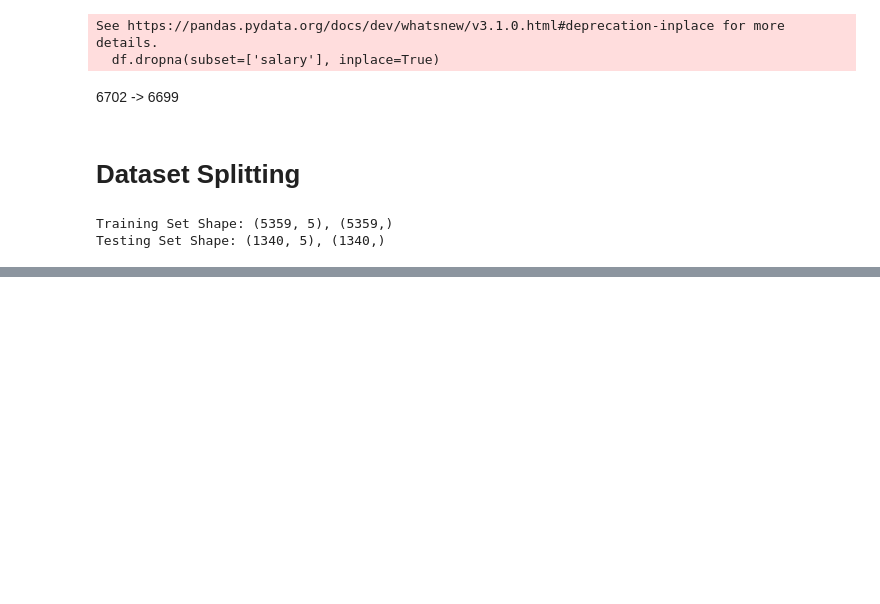
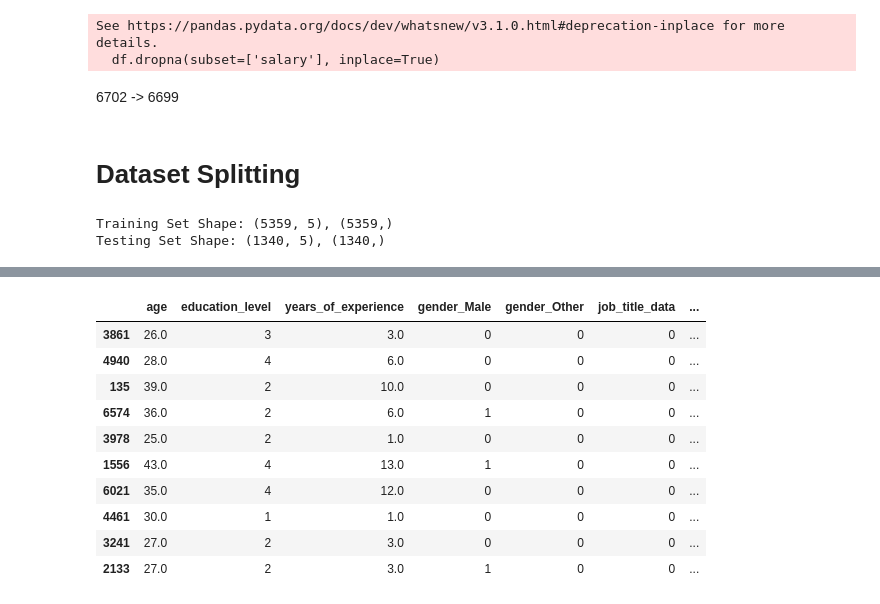
Before and after one commit to mustafagurbuz06/03.11.2026-class, a Jupyter notebook: main.ipynb, the cells around one changed output, grey strips where cells are left out. Cells and saved outputs as stored; diff of their text form; code cells hidden in the pictures; blank space fills up the shorter version.

```diff
--- a/main.ipynb
+++ b/main.ipynb
@@ -376,0 +751,19 @@ Testing Set Shape: (1340, 5), (1340,)
+# %%
+levels = ["nan", "High School", "Bachelor's", "Master's", "PhD"]
+
+ordinal_encoder = OrdinalEncoder(categories=[levels], dtype=int)
+X_train['education_level'] = ordinal_encoder.fit_transform(X_train[['education_level']])
+# %%
+X_train.head(10)
+# %% [output]
+|  | age | education_level | years_of_experience | gender_Male | gender_Other | job_title_data | ... |
+| 3861 | 26.0 | 3 | 3.0 | 0 | 0 | 0 | ... |
+| 4940 | 28.0 | 4 | 6.0 | 0 | 0 | 0 | ... |
+| 135 | 39.0 | 2 | 10.0 | 0 | 0 | 0 | ... |
+| 6574 | 36.0 | 2 | 6.0 | 1 | 0 | 0 | ... |
+| 3978 | 25.0 | 2 | 1.0 | 0 | 0 | 0 | ... |
+| 1556 | 43.0 | 4 | 13.0 | 1 | 0 | 0 | ... |
+| 6021 | 35.0 | 4 | 12.0 | 0 | 0 | 0 | ... |
+| 4461 | 30.0 | 1 | 1.0 | 0 | 0 | 0 | ... |
+| 3241 | 27.0 | 2 | 3.0 | 0 | 0 | 0 | ... |
+| 2133 | 27.0 | 2 | 3.0 | 1 | 0 | 0 | ... |
```
Also changed, not shown: parts of 27 cells of this notebook.
